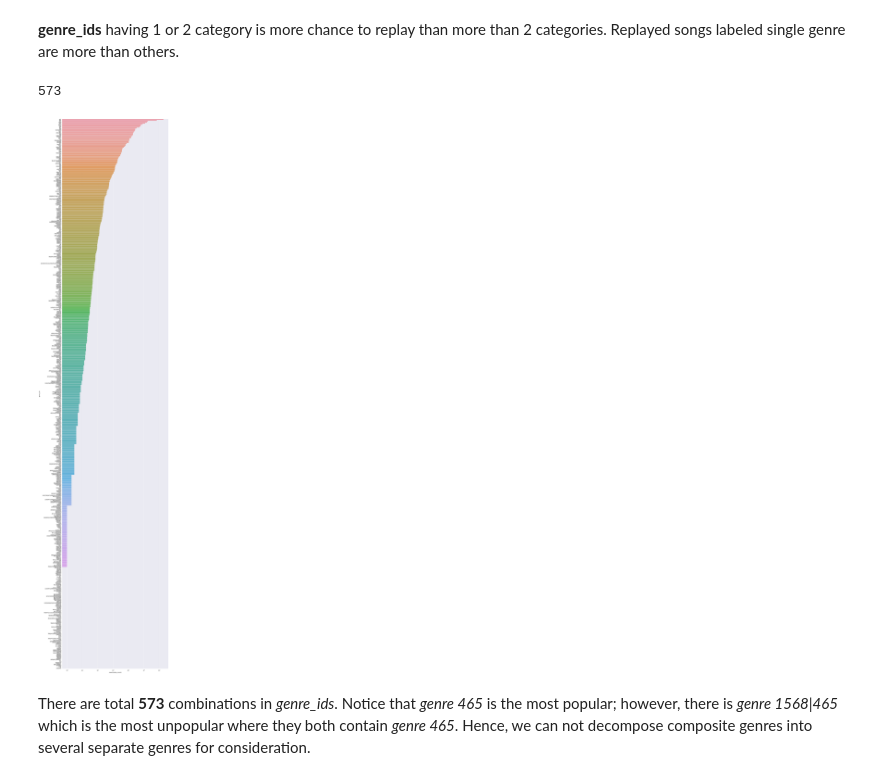
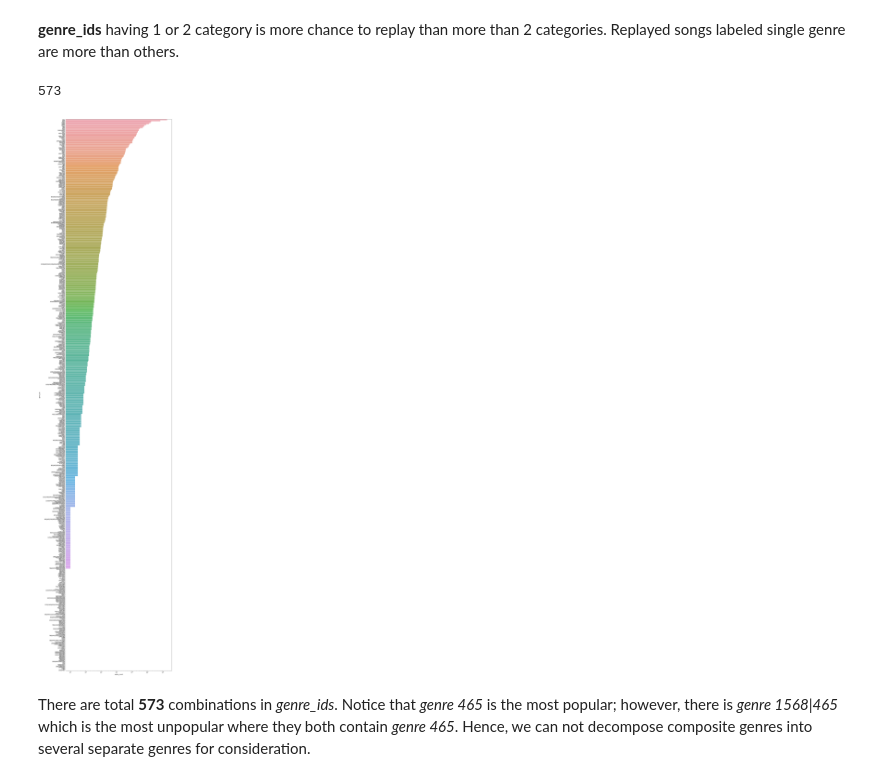
Before and after one commit to dsmilab/WSDM2018-KKBox-MRC, a Jupyter notebook: exploration_song.ipynb, the cells around one changed output. Saved outputs shown, nothing was run; the diff lists cells and outputs as text; code cells hidden in the pictures.

```diff
--- a/exploration_song.ipynb
+++ b/exploration_song.ipynb
@@ -203,19 +202,19 @@ Replayed songs labeled single genre are more than others.
 # %%
 count_df = genre_df[['genre_ids', 'target']].groupby('genre_ids').agg(['mean', 'count'])
 count_df.reset_index(inplace=True)
 count_df.columns = ['genre_ids', 'replay_pb', 'play_count']
 print(len(count_df))
 
 count_df['replay_count'] = (count_df['replay_pb'] * count_df['play_count']).astype(np.int32)
 count_df = count_df.sort_values(by=['replay_count'], ascending=False)
 
-sns.plt.figure(figsize=(15, 80))
+plt.figure(figsize=(15, 80))
 g = sns.barplot(y='genre_ids', x='replay_count', data=count_df)
-g.set_xscale('log')
-sns.plt.show()
+g.set_xscale('log', nonposx='clip')
+plt.show()
 # %% [output]
 573
-[figure, old version]
+[figure, new version]
 # %% [markdown]
 There are total **573** combinations in *genre_ids*.
 Notice that *genre 465* is the most popular; however, there is *genre 1568|465* which is the most unpopular where they both contain *genre 465*.
```
Also changed, not shown: parts of 10 cells of this notebook, 3 other files.
